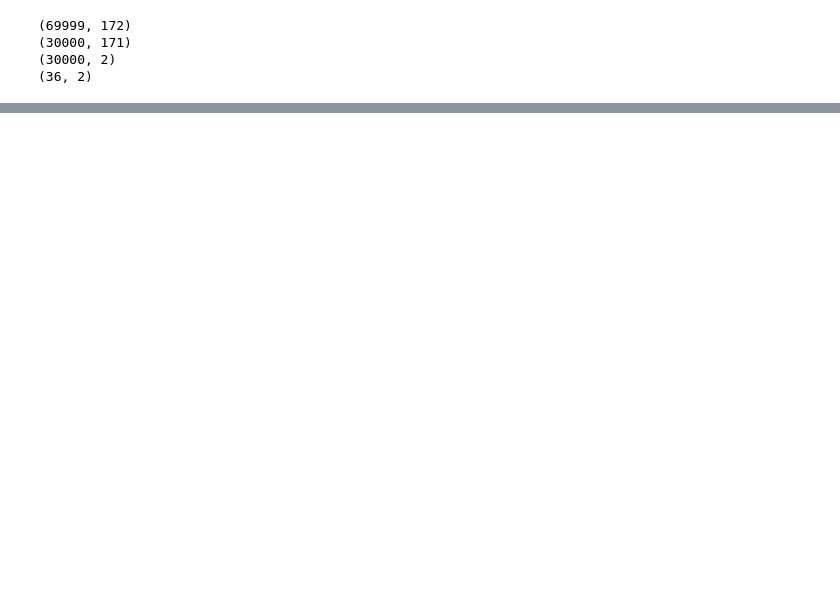
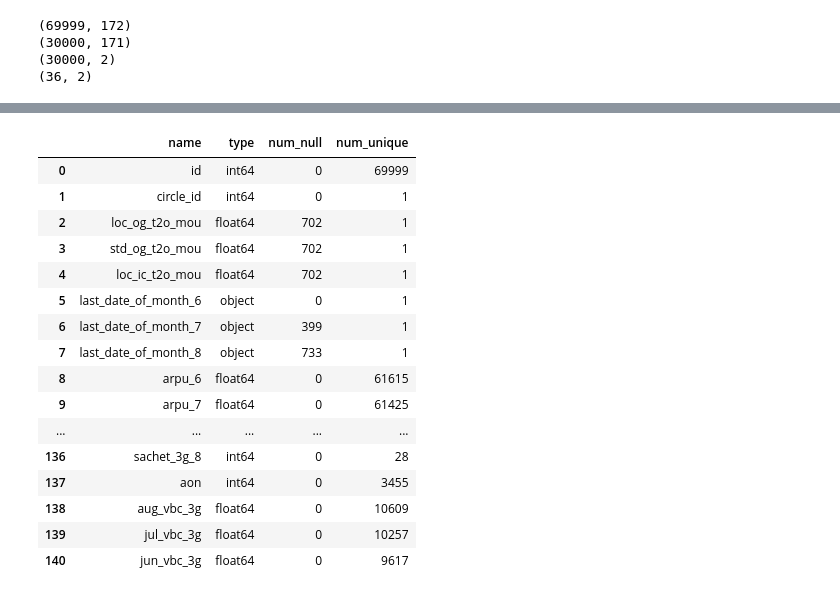
Before and after one commit to eeshangpt/TelecomChurn, a Jupyter notebook: Telecom Churn Prediction.ipynb, the cells around one changed output, grey strips where cells are left out. Drawn from its saved outputs; the diff is of its cells as text; code cells hidden in the pictures; blank space fills up the shorter version.

```diff
--- a/Telecom Churn Prediction.ipynb
+++ b/Telecom Churn Prediction.ipynb
@@ -583,0 +162,22 @@ You can now take this file and upload it as a submission on Kaggle.
+# %%
+pd.DataFrame([(i, data[i].dtype, data[i].isna().sum(), data[i].nunique())
+              for i in data.columns],
+             columns=['name', 'type', 'num_null', 'num_unique'])
+# %% [output]
+|  | name | type | num_null | num_unique |
+| 0 | id | int64 | 0 | 69999 |
+| 1 | circle_id | int64 | 0 | 1 |
+| 2 | loc_og_t2o_mou | float64 | 702 | 1 |
+| 3 | std_og_t2o_mou | float64 | 702 | 1 |
+| 4 | loc_ic_t2o_mou | float64 | 702 | 1 |
+| 5 | last_date_of_month_6 | object | 0 | 1 |
+| 6 | last_date_of_month_7 | object | 399 | 1 |
+| 7 | last_date_of_month_8 | object | 733 | 1 |
+| 8 | arpu_6 | float64 | 0 | 61615 |
+| 9 | arpu_7 | float64 | 0 | 61425 |
+| ... | ... | ... | ... | ... |
+| 136 | sachet_3g_8 | int64 | 0 | 28 |
+| 137 | aon | int64 | 0 | 3455 |
+| 138 | aug_vbc_3g | float64 | 0 | 10609 |
+| 139 | jul_vbc_3g | float64 | 0 | 10257 |
+| 140 | jun_vbc_3g | float64 | 0 | 9617 |
```
Also changed, not shown: parts of 107 cells of this notebook, 1 other file.
